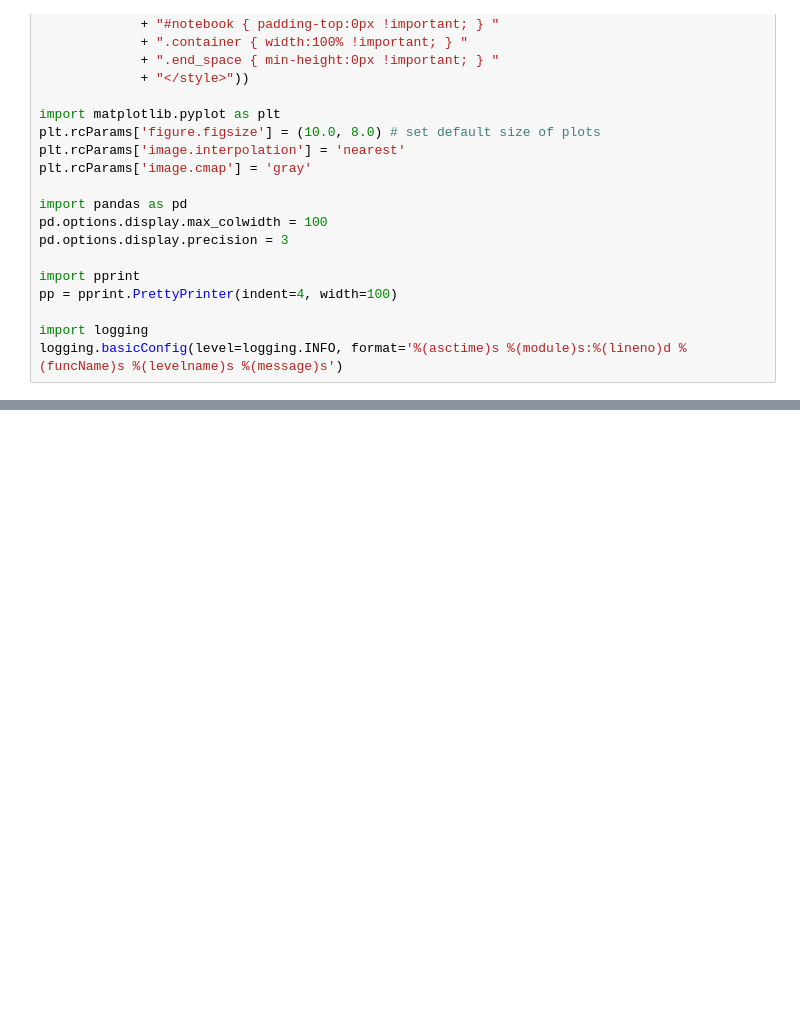
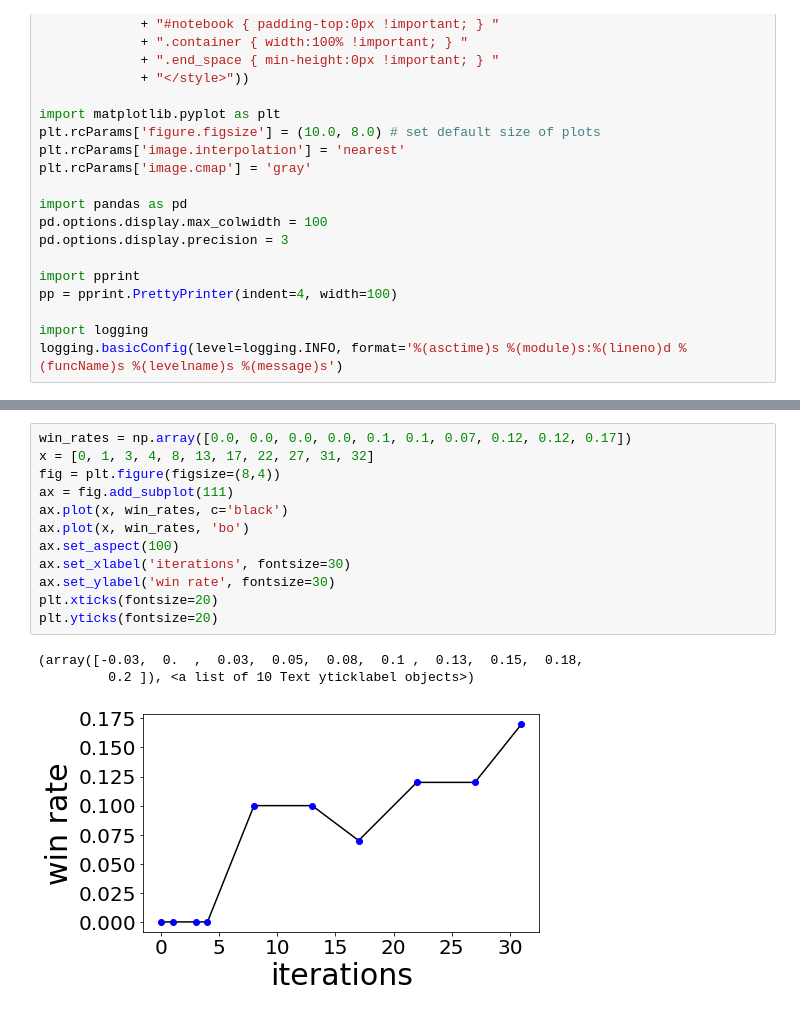
Before and after one commit to albertpl/cs221_final, a Jupyter notebook: src/analyze_result.ipynb, the cells around one changed output, grey strips where cells are left out. Saved outputs shown, nothing was run; the diff lists cells and outputs as text; blank space fills up the shorter version.

```diff
--- a/src/analyze_result.ipynb
+++ b/src/analyze_result.ipynb
@@ -27,0 +60,16 @@ logging.basicConfig(level=logging.INFO, format='%(asctime)s %(module)s:%(lineno)
+# %%
+win_rates = np.array([0.0, 0.0, 0.0, 0.0, 0.1, 0.1, 0.07, 0.12, 0.12, 0.17])
+x = [0, 1, 3, 4, 8, 13, 17, 22, 27, 31, 32]
+fig = plt.figure(figsize=(8,4))
+ax = fig.add_subplot(111)
+ax.plot(x, win_rates, c='black')
+ax.plot(x, win_rates, 'bo')
+ax.set_aspect(100)
+ax.set_xlabel('iterations', fontsize=30)
+ax.set_ylabel('win rate', fontsize=30)
+plt.xticks(fontsize=20)
+plt.yticks(fontsize=20)
+# %% [output]
+(array([-0.03,  0.  ,  0.03,  0.05,  0.08,  0.1 ,  0.13,  0.15,  0.18,
+         0.2 ]), <a list of 10 Text yticklabel objects>)
+[figure, added]
```
Also changed, not shown: parts of 11 cells of this notebook, 9 other files.
